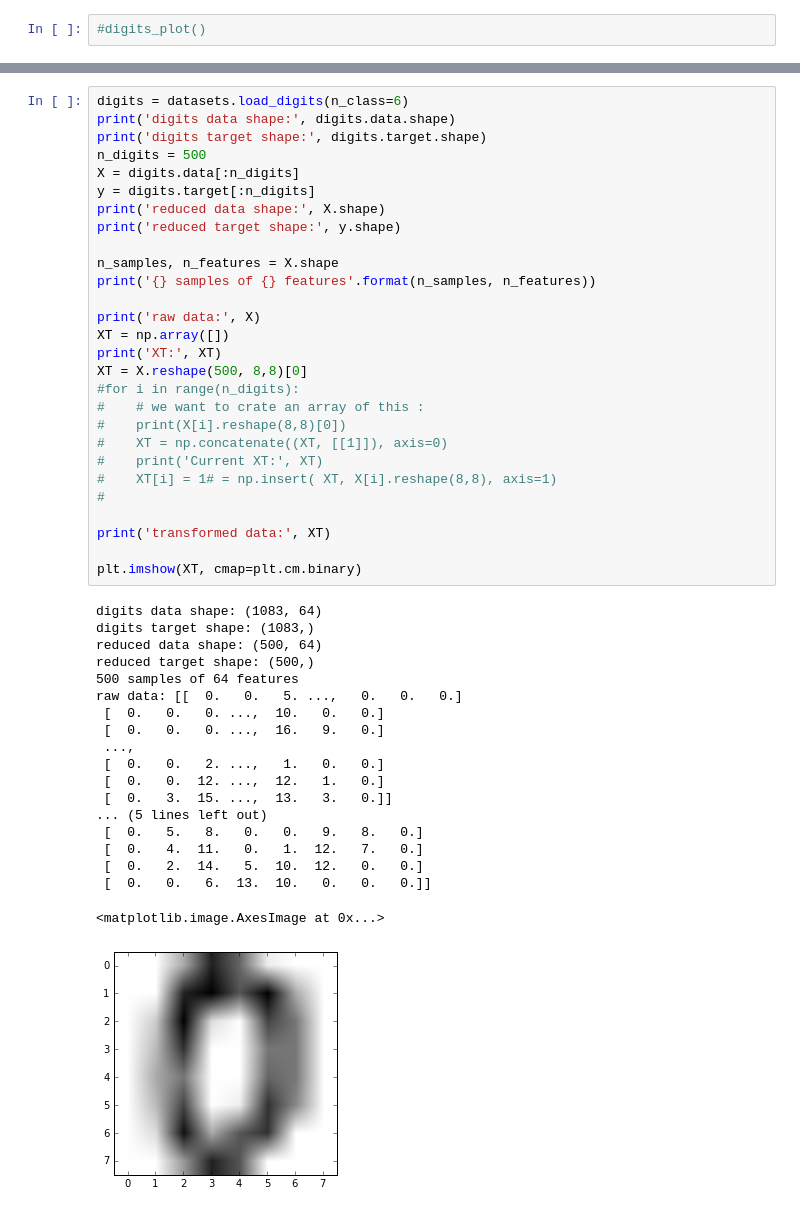
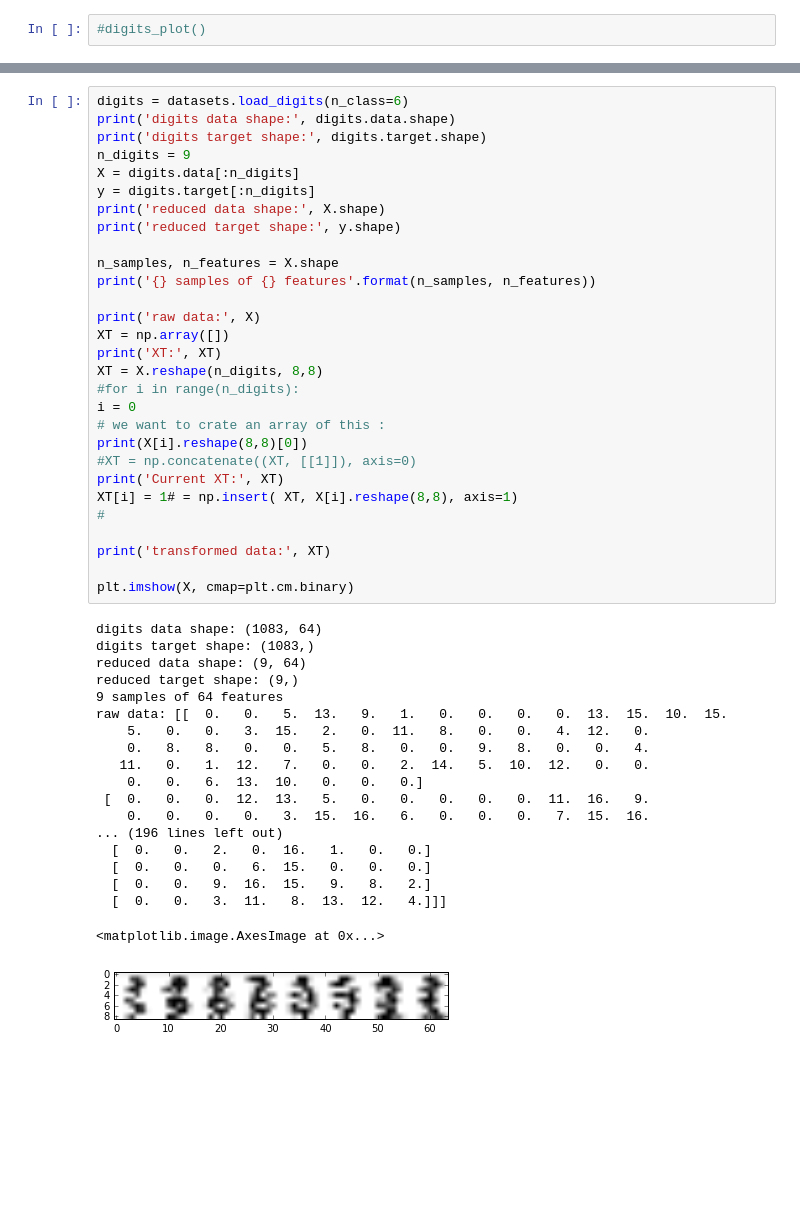
Before and after one commit to MrGreenRubato/notebooks, a Jupyter notebook: SciPy 2016 - Tutorial Part 5 - Unsupervised learning.ipynb, the cells around one changed output, grey strips where cells are left out. Cells and saved outputs as stored; diff of their text form; blank space fills up the shorter version.

```diff
--- a/SciPy 2016 - Tutorial Part 5 - Unsupervised learning.ipynb
+++ b/SciPy 2016 - Tutorial Part 5 - Unsupervised learning.ipynb
@@ -203,48 +204,49 @@ Computing PCA projection
 # %%
 digits = datasets.load_digits(n_class=6)
 print('digits data shape:', digits.data.shape)
 print('digits target shape:', digits.target.shape)
-n_digits = 500
+n_digits = 9
 X = digits.data[:n_digits]
 y = digits.target[:n_digits]
 print('reduced data shape:', X.shape)
 print('reduced target shape:', y.shape)
 
 n_samples, n_features = X.shape
 print('{} samples of {} features'.format(n_samples, n_features))
 
 print('raw data:', X)
 XT = np.array([])
 print('XT:', XT)
-XT = X.reshape(500, 8,8)[0]
+XT = X.reshape(n_digits, 8,8)
 #for i in range(n_digits):
-#    # we want to crate an array of this :
-#    print(X[i].reshape(8,8)[0])
-#    XT = np.concatenate((XT, [[1]]), axis=0)
-#    print('Current XT:', XT)
-#    XT[i] = 1# = np.insert( XT, X[i].reshape(8,8), axis=1)
+i = 0
+# we want to crate an array of this :
+print(X[i].reshape(8,8)[0])
+#XT = np.concatenate((XT, [[1]]), axis=0)
+print('Current XT:', XT)
+XT[i] = 1# = np.insert( XT, X[i].reshape(8,8), axis=1)
 #
 
 print('transformed data:', XT)
 
-plt.imshow(XT, cmap=plt.cm.binary)
+plt.imshow(X, cmap=plt.cm.binary)
 # %% [output]
 digits data shape: (1083, 64)
 digits target shape: (1083,)
-reduced data shape: (500, 64)
-reduced target shape: (500,)
-500 samples of 64 features
-raw data: [[  0.   0.   5. ...,   0.   0.   0.]
- [  0.   0.   0. ...,  10.   0.   0.]
- [  0.   0.   0. ...,  16.   9.   0.]
- ...,
- [  0.   0.   2. ...,   1.   0.   0.]
- [  0.   0.  12. ...,  12.   1.   0.]
- [  0.   3.  15. ...,  13.   3.   0.]]
-... (5 lines left out)
- [  0.   5.   8.   0.   0.   9.   8.   0.]
- [  0.   4.  11.   0.   1.  12.   7.   0.]
- [  0.   2.  14.   5.  10.  12.   0.   0.]
- [  0.   0.   6.  13.  10.   0.   0.   0.]]
+reduced data shape: (9, 64)
+reduced target shape: (9,)
+9 samples of 64 features
+raw data: [[  0.   0.   5.  13.   9.   1.   0.   0.   0.   0.  13.  15.  10.  15.
+    5.   0.   0.   3.  15.   2.   0.  11.   8.   0.   0.   4.  12.   0.
+    0.   8.   8.   0.   0.   5.   8.   0.   0.   9.   8.   0.   0.   4.
+   11.   0.   1.  12.   7.   0.   0.   2.  14.   5.  10.  12.   0.   0.
+    0.   0.   6.  13.  10.   0.   0.   0.]
+ [  0.   0.   0.  12.  13.   5.   0.   0.   0.   0.   0.  11.  16.   9.
+    0.   0.   0.   0.   3.  15.  16.   6.   0.   0.   0.   7.  15.  16.
+... (196 lines left out)
+  [  0.   0.   2.   0.  16.   1.   0.   0.]
+  [  0.   0.   0.   6.  15.   0.   0.   0.]
+  [  0.   0.   9.  16.  15.   9.   8.   2.]
+  [  0.   0.   3.  11.   8.  13.  12.   4.]]]
 <matplotlib.image.AxesImage at 0x...>
-[figure, old version]
+[figure, new version]
```
Also changed, not shown: parts of 2 cells of this notebook.
